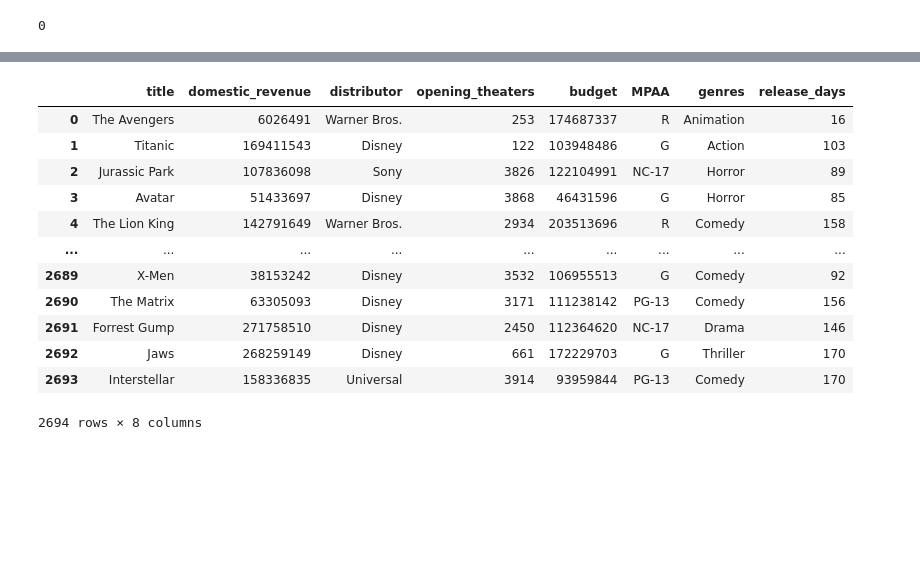
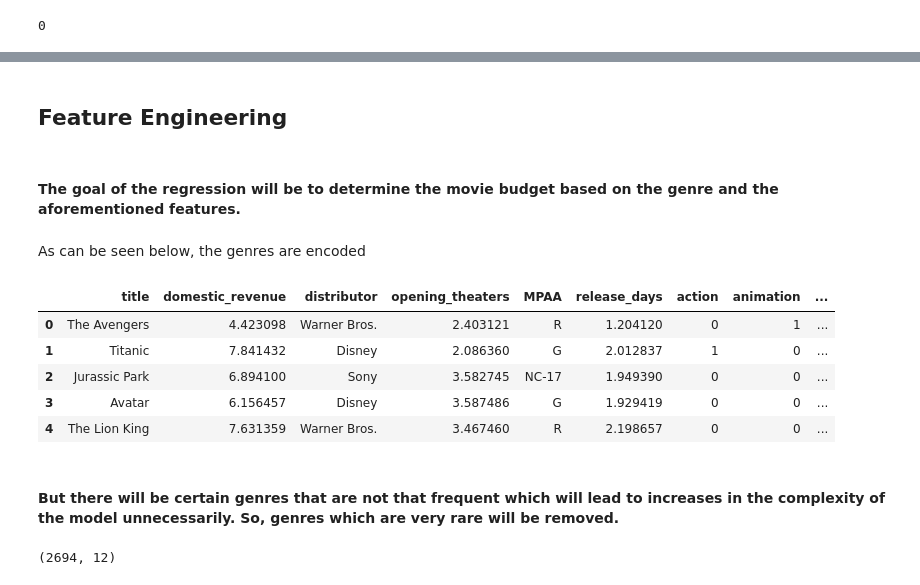
Before and after one commit to cedricfyc/Online_tutorials, a Jupyter notebook: Machine Learning/Box Office Prediction/box_office_prediction.ipynb, the cells around one changed output, grey strips where cells are left out. Saved outputs shown, nothing was run; the diff lists cells and outputs as text; code cells hidden in the pictures; blank space fills up the shorter version.

Commit message:
Box Office Prediction and Face Counting
2 new tutorials added

```diff
--- a/Machine Learning/Box Office Prediction/box_office_prediction.ipynb
+++ b/Machine Learning/Box Office Prediction/box_office_prediction.ipynb
@@ -106,0 +172,7 @@ df.isnull().sum().sum()
+# %%
+plt.subplots(figsize=(15, 5))
+for i, col in enumerate(features):
+    plt.subplot(1, 3, i+1)
+    sb.boxplot(df[col])
+plt.tight_layout()
+plt.show()
@@ -106,0 +184,10 @@ df.isnull().sum().sum()
+# %%
+for col in features:
+  df[col] = df[col].apply(lambda x: np.log10(x))
+# %%
+plt.subplots(figsize=(10, 5))
+for i, col in enumerate(features):
+    plt.subplot(1, 3, i+1)
+    sb.histplot(df[col])
+plt.tight_layout()
+plt.show()
@@ -107,18 +196,32 @@ df.isnull().sum().sum()
+# %% [markdown]
+## Feature Engineering
+# %% [markdown]
+#### The goal of the regression will be to determine the movie budget based on the genre and the aforementioned features.
+# %%
+from sklearn.feature_extraction.text import CountVectorizer
+vectorizer = CountVectorizer()
+vectorizer.fit(df['genres'])
+features = vectorizer.transform(df['genres']).toarray()
+
+genres = vectorizer.get_feature_names_out()
+for i, name in enumerate(genres):
+    df[name] = features[:, i]
+
+df.drop('genres', axis=1, inplace=True)
+# %% [markdown]
+As can be seen below, the genres are encoded
 # %%
-df
+df.head()
 # %% [output]
-|  | title | domestic_revenue | distributor | opening_theaters | budget | MPAA | genres | release_days |
-| 0 | The Avengers | 6026491 | Warner Bros. | 253 | 174687337 | R | Animation | 16 |
-| 1 | Titanic | 169411543 | Disney | 122 | 103948486 | G | Action | 103 |
-| 2 | Jurassic Park | 107836098 | Sony | 3826 | 122104991 | NC-17 | Horror | 89 |
-| 3 | Avatar | 51433697 | Disney | 3868 | 46431596 | G | Horror | 85 |
-| 4 | The Lion King | 142791649 | Warner Bros. | 2934 | 203513696 | R | Comedy | 158 |
-| ... | ... | ... | ... | ... | ... | ... | ... | ... |
-| 2689 | X-Men | 38153242 | Disney | 3532 | 106955513 | G | Comedy | 92 |
-| 2690 | The Matrix | 63305093 | Disney | 3171 | 111238142 | PG-13 | Comedy | 156 |
-| 2691 | Forrest Gump | 271758510 | Disney | 2450 | 112364620 | NC-17 | Drama | 146 |
-| 2692 | Jaws | 268259149 | Disney | 661 | 172229703 | G | Thriller | 170 |
-| 2693 | Interstellar | 158336835 | Universal | 3914 | 93959844 | PG-13 | Comedy | 170 |
+|  | title | domestic_revenue | distributor | opening_theaters | MPAA | release_days | action | animation | ... |
+| 0 | The Avengers | 4.423098 | Warner Bros. | 2.403121 | R | 1.204120 | 0 | 1 | ... |
+| 1 | Titanic | 7.841432 | Disney | 2.086360 | G | 2.012837 | 1 | 0 | ... |
+| 2 | Jurassic Park | 6.894100 | Sony | 3.582745 | NC-17 | 1.949390 | 0 | 0 | ... |
+| 3 | Avatar | 6.156457 | Disney | 3.587486 | G | 1.929419 | 0 | 0 | ... |
+| 4 | The Lion King | 7.631359 | Warner Bros. | 3.467460 | R | 2.198657 | 0 | 0 | ... |
-2694 rows × 8 columns
+# %% [markdown]
+#### But there will be certain genres that are not that frequent which will lead to increases in the complexity of the model unnecessarily. So, genres which are very rare will be removed.
 # %%
-df['']
+df.shape
+# %% [output]
+(2694, 12)
```
Also changed, not shown: parts of 21 cells of this notebook, 1 other file.
